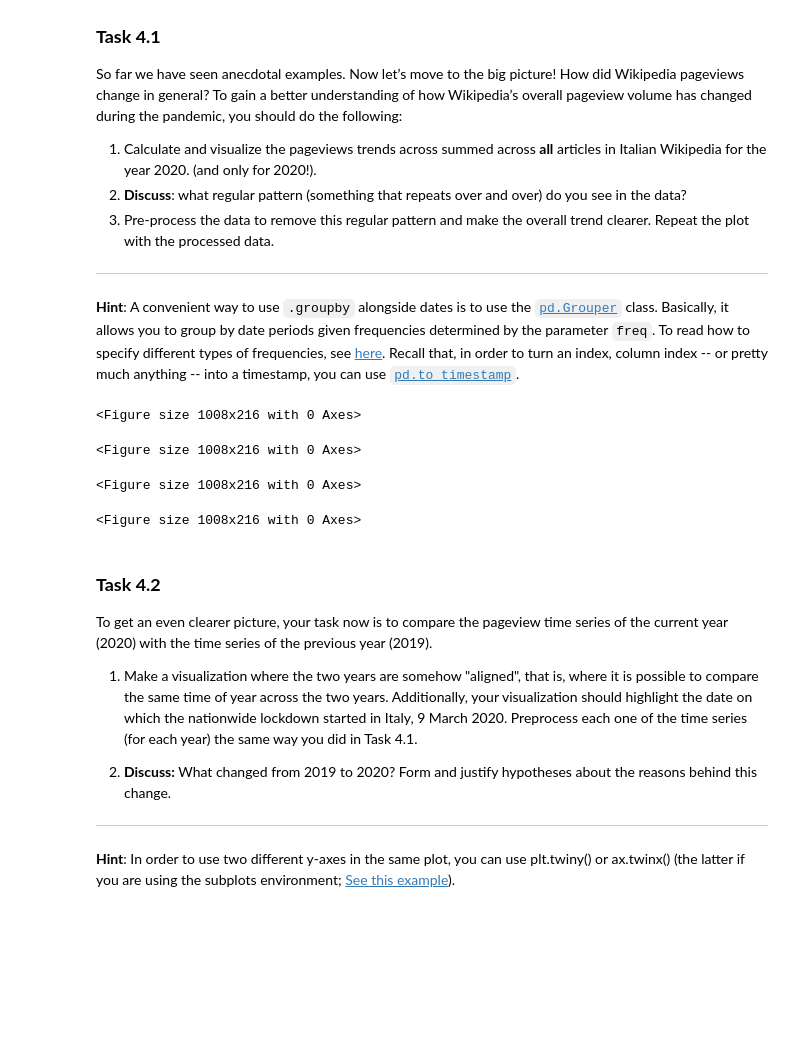
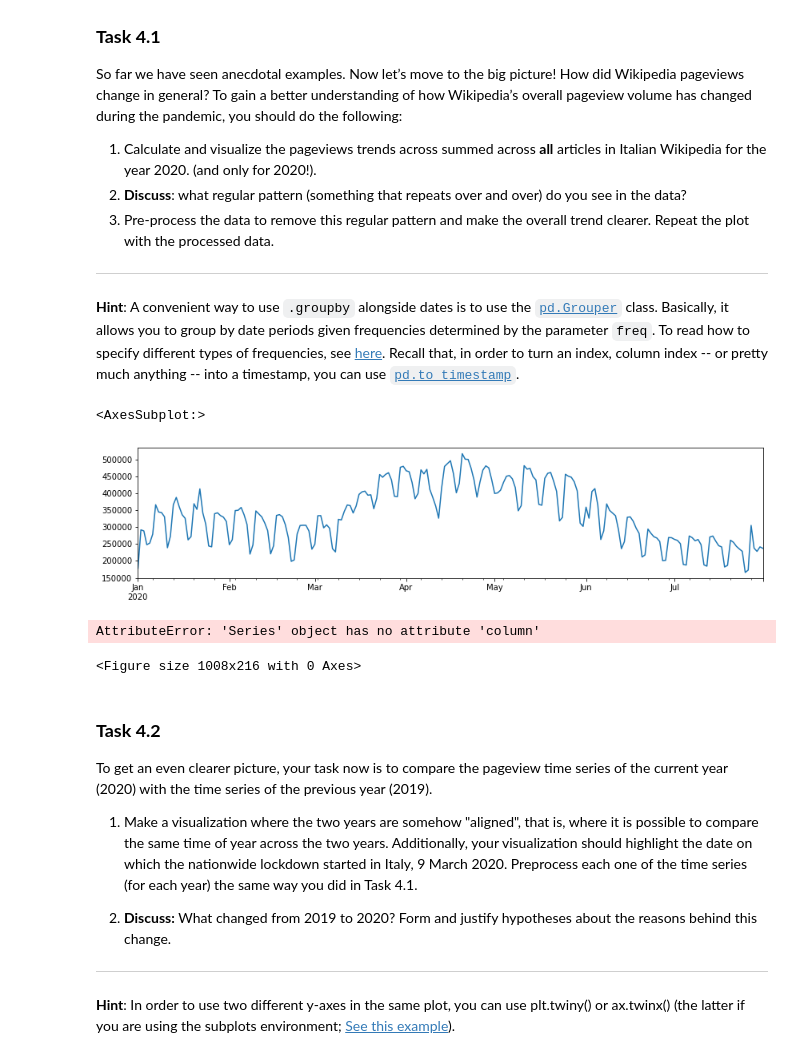
Before and after one commit to RazvanMocan/ADA, a Jupyter notebook: Homework/01 - Pandas Data Wrangling and Data Viz/hw1.ipynb, the cells around one changed output. Cells and saved outputs as stored; diff of their text form; code cells hidden in the pictures; blank space fills up the shorter version.

```diff
--- a/Homework/01 - Pandas Data Wrangling and Data Viz/hw1.ipynb
+++ b/Homework/01 - Pandas Data Wrangling and Data Viz/hw1.ipynb
@@ -291,11 +464,19 @@ So far we have seen anecdotal examples. Now let’s move to the big picture! How
 # %%
 plt.figure(figsize=(14,3)) # change this if needed
 
 ### ~ 4.1.1
 ### Your code here! ###
+
+columns = articles.columns[1:]
+columns2020 = columns[pd.to_datetime(columns).year == 2020]
+articles2020 = articles[columns2020]
+articles2020.columns = pd.to_datetime(articles2020.columns)
+
+articles2020 = articles2020.sum(axis=0)
+articles2020.plot()
 # %% [output]
-<Figure size 1008x216 with 0 Axes>
+<AxesSubplot:>
-<Figure size 1008x216 with 0 Axes>
+[figure, added]
 # %%
 ### ~ 4.1.2
 ### Your text here! ###
@@ -304,8 +485,13 @@ plt.figure(figsize=(14,3)) # change this if needed
 
 ### ~ 4.1.3
 ### Your code here! ###
+normalized = articles2020.copy()
+copy.reset_index()
+# grouped = copy.groupby(pd.Grouper(freq='1w', axis=1))
+# print(grouped.all)
+copy.column
 # %% [output]
-<Figure size 1008x216 with 0 Axes>
+AttributeError: 'Series' object has no attribute 'column'
 <Figure size 1008x216 with 0 Axes>
 # %% [markdown]
 ### **Task 4.2**
```
Also changed, not shown: parts of 28 cells of this notebook.
